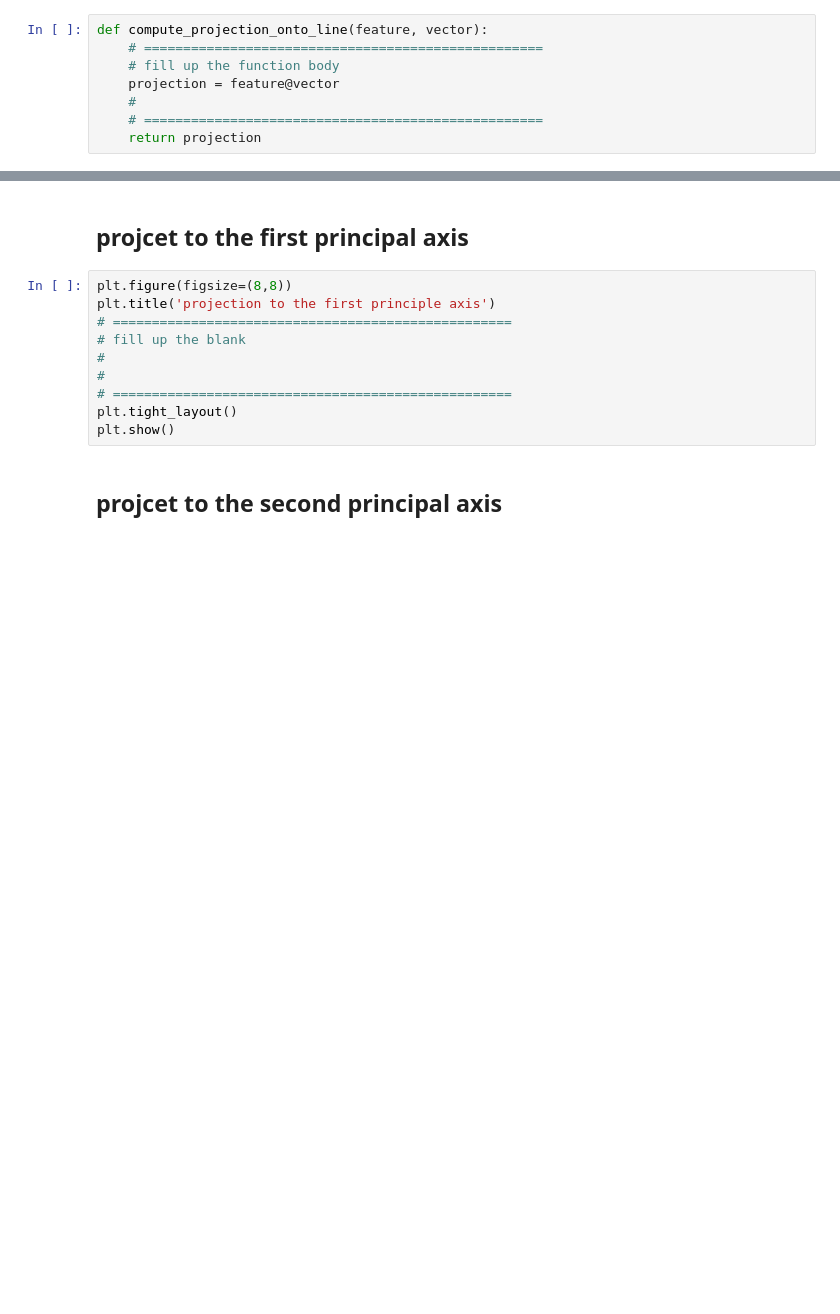
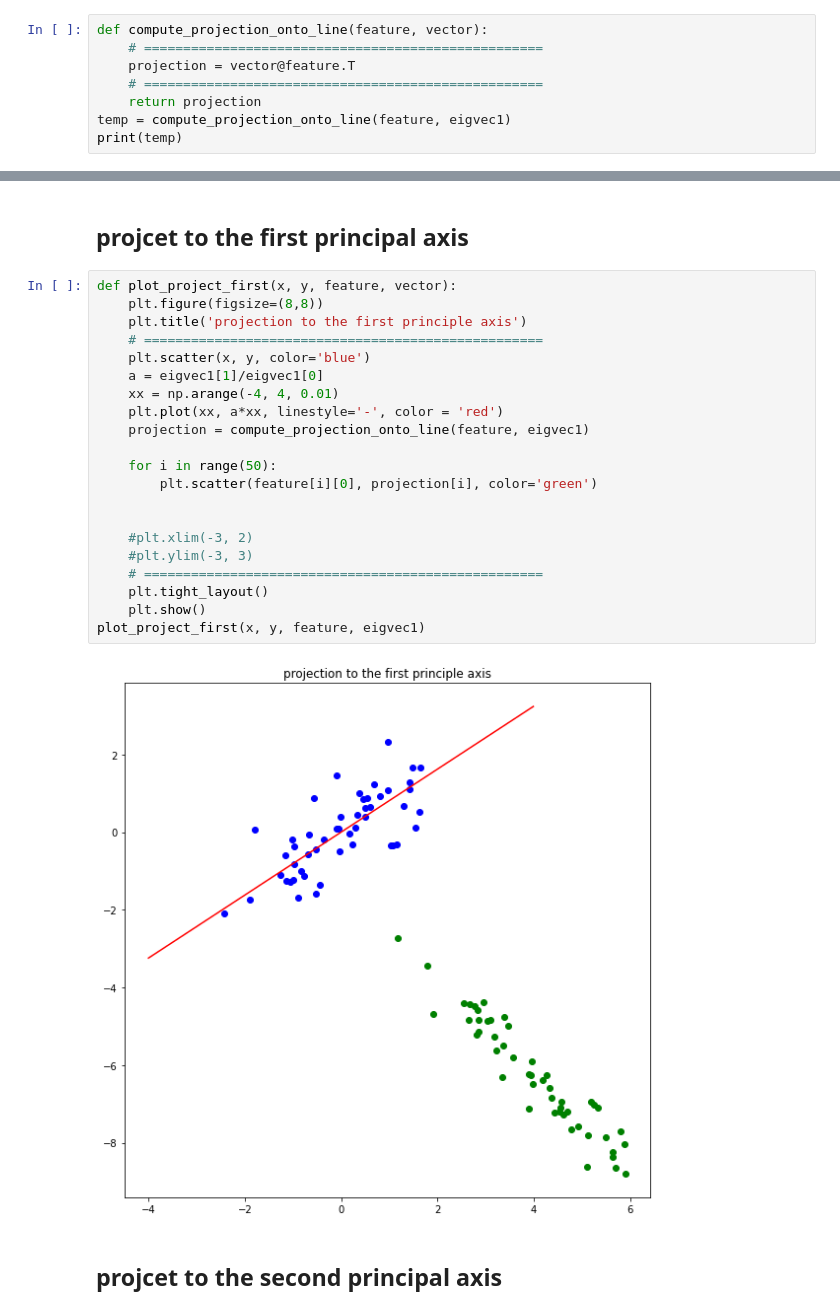
Before and after one commit to YJbonobono/assignment-machine-learning, a Jupyter notebook: 12/assignment_12_new.ipynb, the cells around one changed output, grey strips where cells are left out. Drawn from its saved outputs; the diff is of its cells as text; blank space fills up the shorter version.

Commit message:
projection function

```diff
--- a/12/assignment_12_new.ipynb
+++ b/12/assignment_12_new.ipynb
@@ -156,8 +160,8 @@ plt.show()
 # %%
 def compute_projection_onto_line(feature, vector):
     # ===================================================
-    # fill up the function body
-    projection = feature@vector
-    #
+    projection = vector@feature.T
     # ===================================================
     return projection
+temp = compute_projection_onto_line(feature, eigvec1)
+print(temp)
@@ -164,14 +178,27 @@ def compute_projection_onto_line(feature, vector):
 # %% [markdown]
 ## projcet to the first principal axis
-# %%
-plt.figure(figsize=(8,8))
-plt.title('projection to the first principle axis')
-# ===================================================
-# fill up the blank
-#
-#
-# ===================================================
-plt.tight_layout()
-plt.show()
+# %%
+def plot_project_first(x, y, feature, vector):
+    plt.figure(figsize=(8,8))
+    plt.title('projection to the first principle axis')
+    # ===================================================
+    plt.scatter(x, y, color='blue')
+    a = eigvec1[1]/eigvec1[0]
+    xx = np.arange(-4, 4, 0.01)
+    plt.plot(xx, a*xx, linestyle='-', color = 'red')
+    projection = compute_projection_onto_line(feature, eigvec1)
+
+    for i in range(50):
+        plt.scatter(feature[i][0], projection[i], color='green')
+
+
+    #plt.xlim(-3, 2)
+    #plt.ylim(-3, 3)
+    # ===================================================
+    plt.tight_layout()
+    plt.show()
+plot_project_first(x, y, feature, eigvec1)
+# %% [output]
+[figure, added]
 # %% [markdown]
 ## projcet to the second principal axis
```
Also changed, not shown: parts of 5 cells of this notebook.
